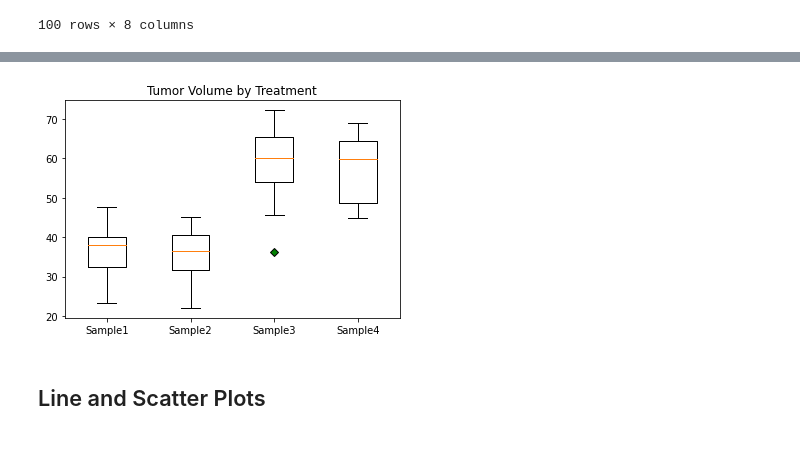
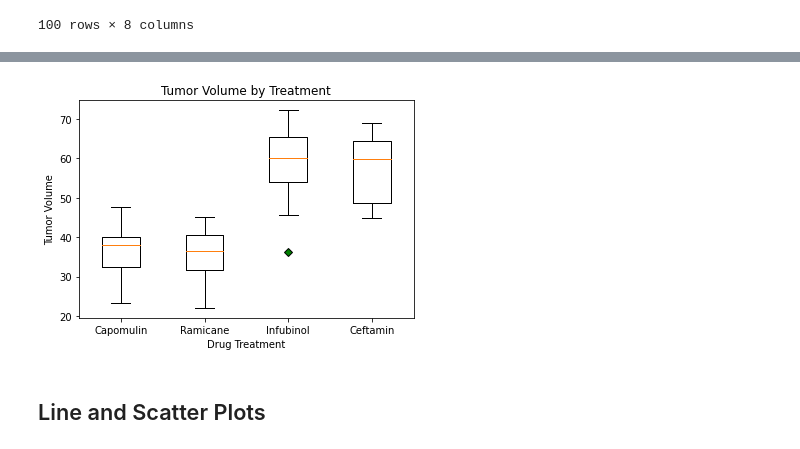
Before and after one commit to BatesJ72/matplotib_practice, a Jupyter notebook: pymaceuticals_v2.ipynb, the cells around one changed output, grey strips where cells are left out. Saved outputs shown, nothing was run; the diff lists cells and outputs as text; code cells hidden in the pictures.

```diff
--- a/pymaceuticals_v2.ipynb
+++ b/pymaceuticals_v2.ipynb
@@ -382,12 +373,14 @@ df_lst
 # %%
+# Get the tumor volumes for the drug regimens in their own lists
 # print(df_box["drug_regimen"].unique())
 
-ramicane = df_box[df_box["drug_regimen"] == "Ramicane"]
-capomulin = df_box[df_box["drug_regimen"] == "Capomulin"]
-infubinol = df_box[df_box["drug_regimen"] == "Infubinol"]
-ceftamin = df_box[df_box["drug_regimen"] == "Ceftamin"]
+ramicane1 = df_box[df_box["drug_regimen"] == "Ramicane"]
+capomulin1 = df_box[df_box["drug_regimen"] == "Capomulin"]
+infubinol1 = df_box[df_box["drug_regimen"] == "Infubinol"]
+ceftamin1 = df_box[df_box["drug_regimen"] == "Ceftamin"]
 
-capomulin = capomulin["tumor_volume_mm3"]
-ramicane = ramicane["tumor_volume_mm3"]
-infubinol = infubinol["tumor_volume_mm3"]
-ceftamin = ceftamin["tumor_volume_mm3"]
+capomulin = capomulin1["tumor_volume_mm3"]
+ramicane = ramicane1["tumor_volume_mm3"]
+infubinol = infubinol1["tumor_volume_mm3"]
+ceftamin = ceftamin1["tumor_volume_mm3"]
+ceftamin1
@@ -394,14 +499,17 @@ ceftamin = ceftamin["tumor_volume_mm3"]
 # %%
 data = [capomulin, ramicane, infubinol, ceftamin]
 # data
 
 green_diamond = dict(markerfacecolor="g", marker="D")
 fig, ax = plt.subplots()
 
 ax.set_title("Tumor Volume by Treatment")
-ax.set_xticklabels(["Sample1", "Sample2", "Sample3", "Sample4"])
+ax.set_xticklabels(["Capomulin", "Ramicane", "Infubinol", "Ceftamin"])
+ax.set_xlabel("Drug Treatment")
+ax.set_ylabel("Tumor Volume")
+
 plt.boxplot(data, flierprops=green_diamond)
 
 plt.show()
 # %% [output]
-[figure, old version]
+[figure, new version]
```
Also changed, not shown: parts of 9 cells of this notebook.
